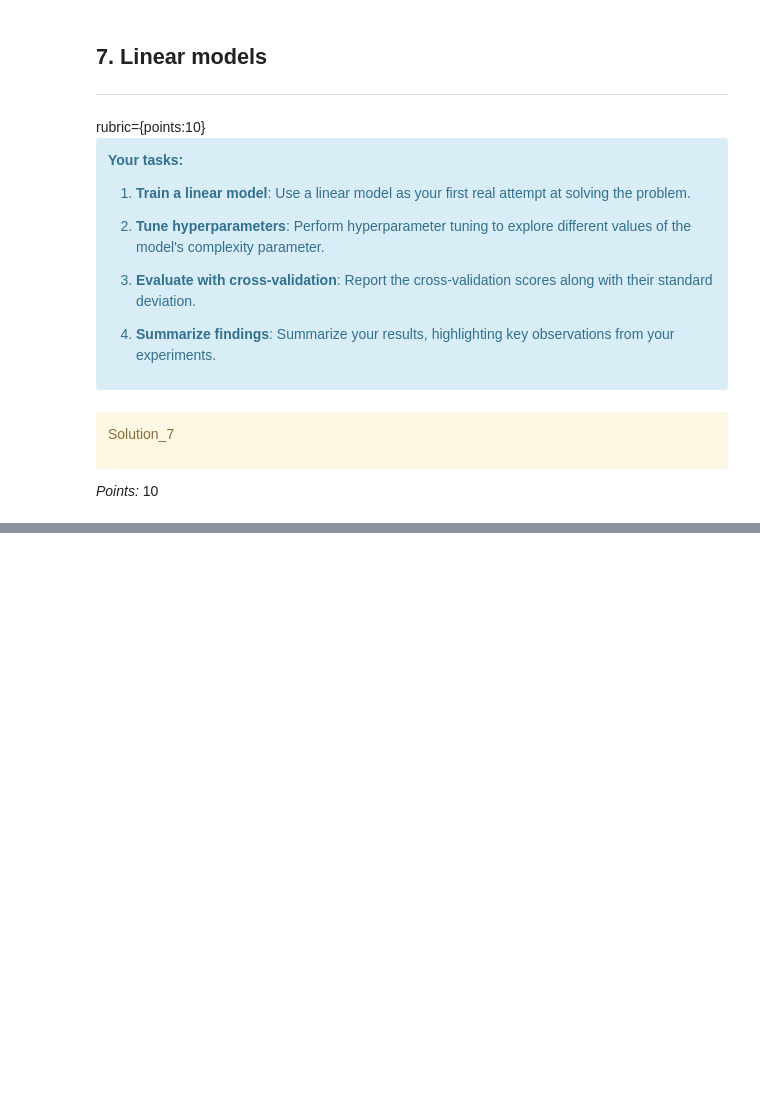
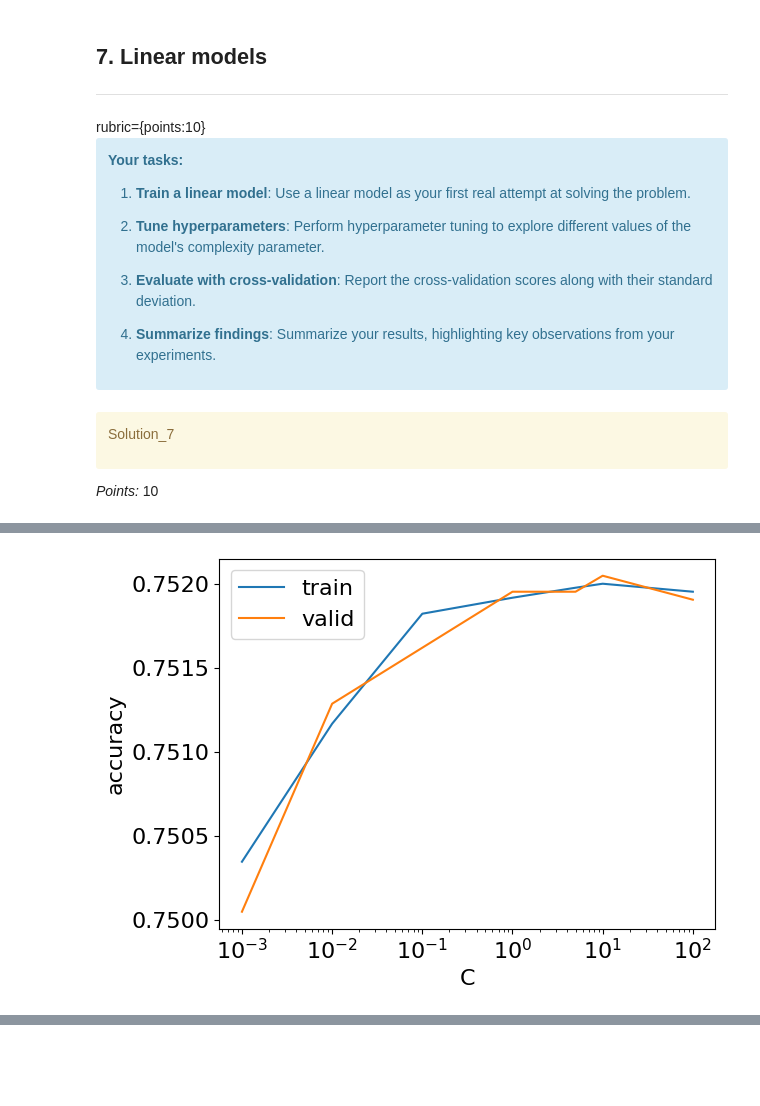
Before and after one commit to angshe/330hw5, a Jupyter notebook: hw5.ipynb, the cells around one changed output, grey strips where cells are left out. Drawn from its saved outputs; the diff is of its cells as text; code cells hidden in the pictures; blank space fills up the shorter version.

```diff
--- a/hw5.ipynb
+++ b/hw5.ipynb
@@ -594,0 +722,25 @@ Ellipsis
+# %%
+# taken from hw4
+train_scores = []
+cv_scores = []
+std_scores = []
+
+for C in C_vals:
+    #     print(C)
+    pipe = make_pipeline(
+        preprocessor,
+        LogisticRegression(max_iter=100, C=C, random_state=123, class_weight='balanced'),
+    )
+    cv_results = cross_validate(pipe, X_train, y_train, return_train_score=True)
+
+    train_scores.append(cv_results["train_score"].mean())
+    cv_scores.append(cv_results["test_score"].mean())
+    std_scores.append(np.std(cv_scores))
+
+plt.semilogx(C_vals, train_scores, label="train")
+plt.semilogx(C_vals, cv_scores, label="valid")
+plt.legend()
+plt.xlabel("C")
+plt.ylabel("accuracy");
+# %% [output]
+[figure, added]
```
Also changed, not shown: parts of 23 cells of this notebook, 1 other file.
